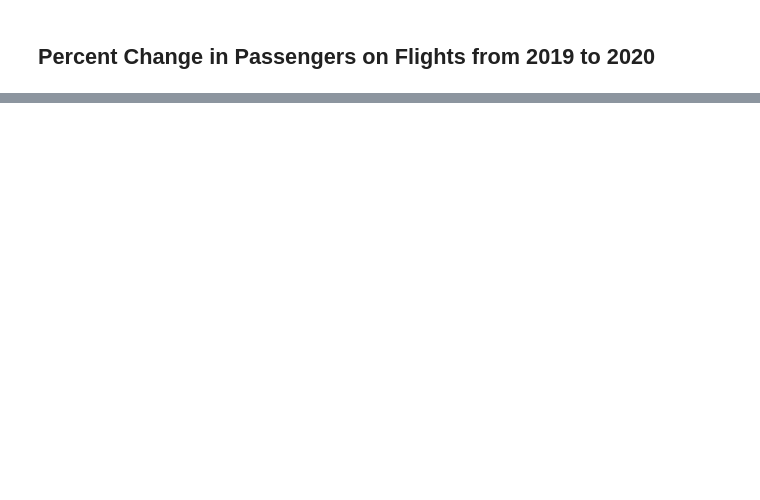
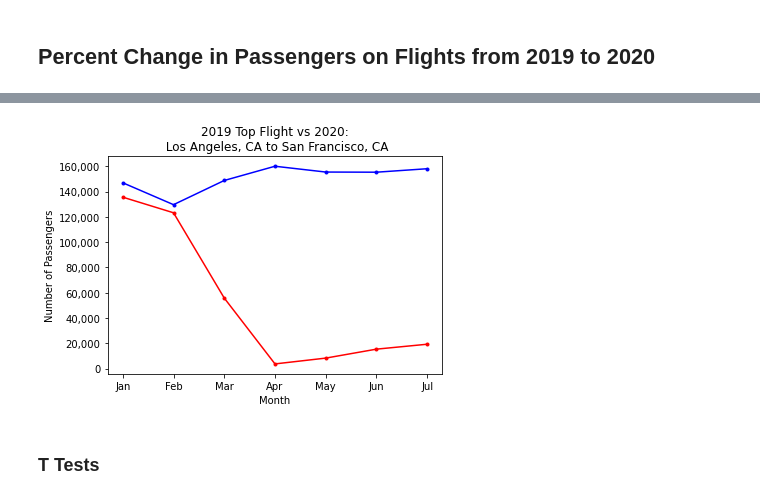
Before and after one commit to eukestad/team_awesomesauce, a Jupyter notebook: Erin/FlightPath_Analysis.ipynb, the cells around one changed output, grey strips where cells are left out. Cells and saved outputs as stored; diff of their text form; code cells hidden in the pictures; blank space fills up the shorter version.

```diff
--- a/Erin/FlightPath_Analysis.ipynb
+++ b/Erin/FlightPath_Analysis.ipynb
@@ -181,0 +72,37 @@ Power_divergenceResult(statistic=253779885.33529663, pvalue=0.0)
+# %%
+# get flight that had the most passengers in 2019 and saw the greatest decrease
+# plot as line charts with pct_change over months for 2019 and 2020
+
+# top flight in 2019
+topflight = flightchanges.sort_values(by=[2019,'% Δ'], ascending=[False,True]).head(1)
+
+mthly_flightchangesgrp = flightdata.groupby(['flight','ORIGIN_CITY_NAME','DEST_CITY_NAME','YEAR','MONTH'], as_index = False).agg({'PASSENGERS':'sum'})
+mthly_flightchangesgrp.columns
+mthly_flightchangesgrp
+
+# # get data for jan - july passengers in each year from original df
+topflight_ext = topflight.merge(mthly_flightchangesgrp, how='inner', on='flight')
+topflight_ext
+
+# set x_axis for line plot
+x_axis = np.arange(1,8,1)
+passengers2019 = topflight_ext.loc[topflight_ext['YEAR']==2019,'PASSENGERS']
+passengers2020 = topflight_ext.loc[topflight_ext['YEAR']==2020,'PASSENGERS']
+monthlist = ['Jan','Feb','Mar','Apr','May','Jun','Jul']
+
+# create figure with subplots for two lines and plot lines with a secondary y axis and axis titles color coded to line color instead of legend
+fig2, ax1 = plt.subplots()
+ax1.plot(x_axis,passengers2019, marker='.', color='blue', label='2019 Passengers')
+ax1.set_title(f"2019 Top Flight vs 2020:\n {topflight_ext['ORIGIN_CITY_NAME'].iloc[0]} to {topflight_ext['DEST_CITY_NAME'].iloc[0]}")
+ax1.set_xlabel("Month")
+ax1.set_ylabel("Number of Passengers")
+ax1.plot(x_axis,passengers2020, marker='.', color='red', label='2020 Passengers')
+ax1.get_yaxis().set_major_formatter(
+    matplotlib.ticker.FuncFormatter(lambda x, p: format(int(x), ',')))
+plt.xticks(x_axis,monthlist)
+plt.savefig("images/TopFlightPassengersByMonth2019-2020.png")
+plt.show()
+# %% [output]
+[figure, added]
+# %% [markdown]
+### T Tests
```
Also changed, not shown: parts of 23 cells of this notebook, 6 other files.
